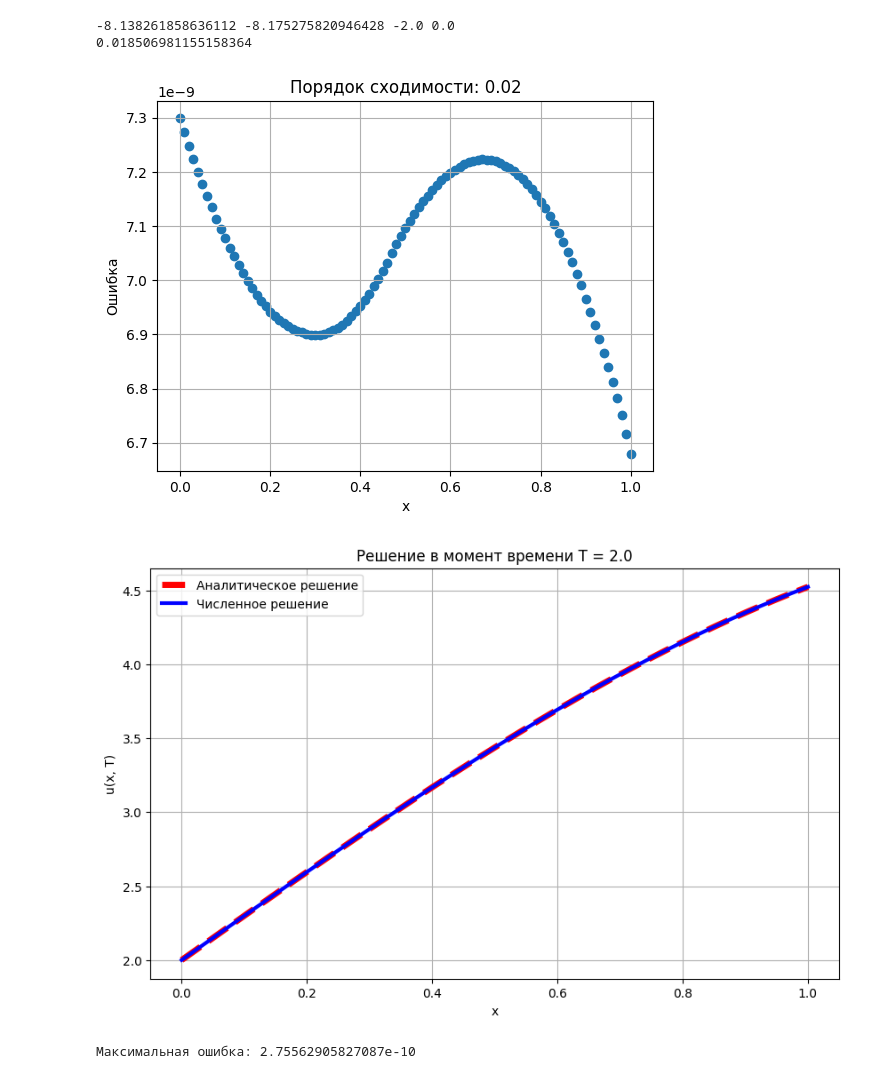
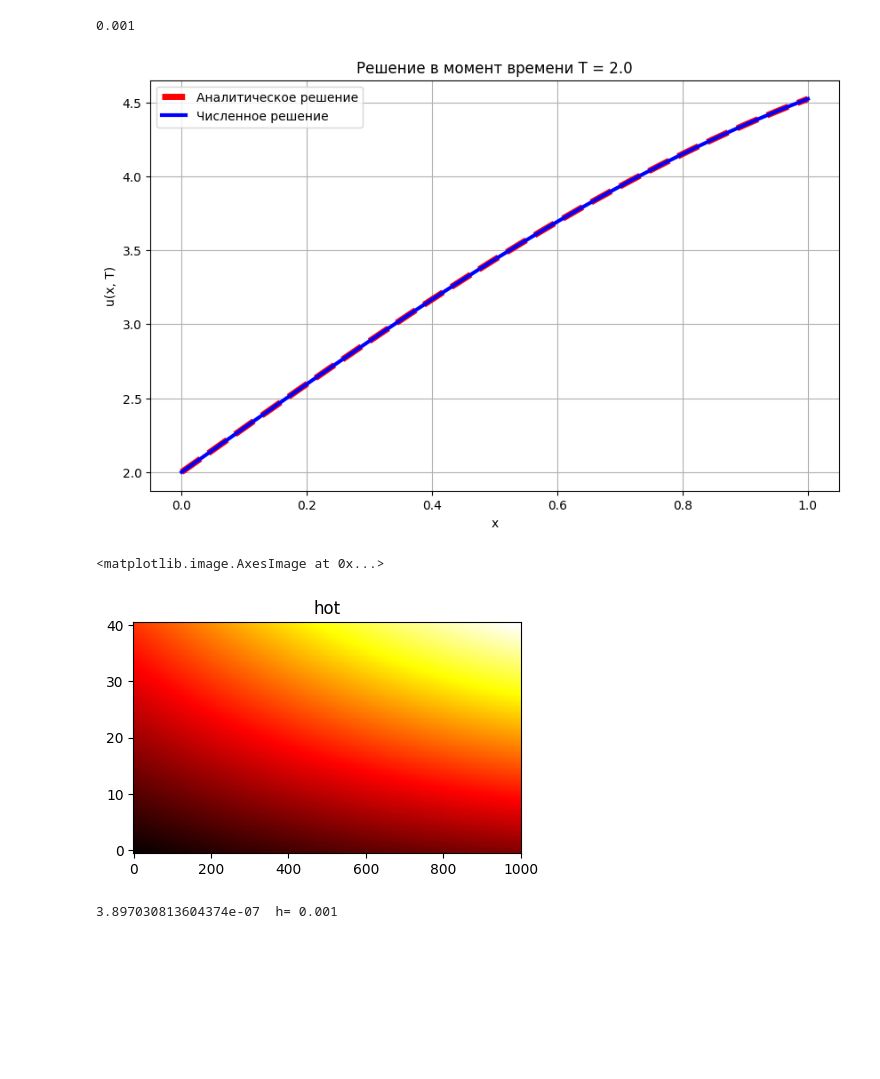
Before and after one commit to AdzhubeiDs/comp_math_6sem, a Jupyter notebook: lab3/Krank-Nikolson.ipynb, the cells around one changed output. Saved outputs shown, nothing was run; the diff lists cells and outputs as text; code cells hidden in the pictures; blank space fills up the shorter version.

```diff
--- a/lab3/Krank-Nikolson.ipynb
+++ b/lab3/Krank-Nikolson.ipynb
@@ -4,12 +4,12 @@ import matplotlib.pyplot as plt
 
 a = 0.5
 T = 2.0
-h = 0.0001
-tau = 0.005
+h = 0.001
+tau = 0.05
 x_start, x_end = 0.0, 1.0
 Co = a * tau / h**2
 
-#ГУ
+
 a1, b1, c1 = -1, 1, 1
 a2, b2, c2 = -np.cos(1), 1 + np.sin(1), np.cos(1)
 
@@ -21,7 +21,7 @@ def f(t, x):
 def exact_solv(t, x):
     return (t + 1) * np.sin(x) + t
 
-#сетка
+
 M = int((x_end - x_start) / h) + 1
 N = int(T / tau) + 1
 
@@ -64,7 +64,7 @@ def build_matrix(u_prev):
     A = np.zeros((M, M))
     b = np.zeros(M)
 
-    # Левая граница
+    #Левая
     A[0, 0] = a1 - b1 / h
     A[0, 1] = b1 / h - b1 / (h * Co)
     b[0] = c1 - 0.5 * b1 * u_prev[0] / h \
@@ -72,7 +72,7 @@ def build_matrix(u_prev):
            - 0.5 * b1 * u_prev[2] / h \
            - tau * b1 * (f(t[i], x[1]) + f(t[i - 1], x[1])) / (2 * h * Co)
 
-    # Правая граница
+    #Правая
     A[M - 1, M - 2] = b2 * (1 - Co) / (h * Co)
     A[M - 1, M - 1] = a2 + b2 / h
     b[M - 1] = c2 + 0.5 * b2 * u_prev[M - 3] / h \
@@ -80,7 +80,7 @@ def build_matrix(u_prev):
                + 0.5 * b2 * u_prev[M - 1] / h \
                + 0.5 * b2 * tau * (f(t[i], x[M - 2]) + f(t[i - 1], x[M - 2])) / (h * Co)
 
-    # Внутренние точки
+    #Внутреннее
     for k in range(1, M - 1):
         A[k, k - 1] = -0.5 * Co
         A[k, k] = Co + 1
@@ -91,54 +91,47 @@ def build_matrix(u_prev):
     return A, b
 
 
-#Основной цикл
+
+
 for i in range(1, N):
     A, b = build_matrix(u[i - 1])
     u[i] = progonka(A, b)
 
     for j in range(0, M):
         u_exact[i, j] = exact_solv(t[i], x[j])
-        mistakes[i, j] = (u_exact[i, j] - u[i, j])
-
-
-
-# Mistakes = [np.log10(mistakes[400, 1]), np.log10(mistakes[400, 100]), np.log10(mistakes[400, 200]), np.log10(mistakes[400, 500]), np.log10(mistakes[400, 900]), np.log10(mistakes[400, 999])]
-# X=[np.log10(x[1]), np.log10(x[100]), np.log10(x[200]), np.log10(x[500]), np.log10(x[900]), np.log10(x[999])]
-# order = abs((Mistakes[0]-Mistakes[-1])/(X[0]-X[-1]))
+        mistakes[i, j]= abs(u_exact[i, j] - u[i, j])
+print (h)
+# %% [output]
+0.001
 # %%
-Mistakes= np.array([abs(mistakes[N-1, j]) for j in range (0, M, 100)])
-X= np.array([x[j] for j in range (0, M, 100)])
-order = abs((np.log10(Mistakes[1])-np.log10(Mistakes[-1]))/(np.log10(X[1])-np.log10(X[-1])))
-print (np.log10(Mistakes[1]), np.log10(Mistakes[-1]), np.log10(X[1]), np.log10(X[-1]))
-
-print(order)
-
-plt.scatter(X, Mistakes)
-plt.ylabel('Ошибка')
-plt.xlabel('x')
-plt.title(f'Порядок сходимости: {order:.2f}')
-plt.grid(True)
-
 plt.figure(figsize=(10, 6))
-
 plt.plot(x, u_exact[N-1, :], label='Аналитическое решение', color='red', linestyle='--', linewidth=5)
 plt.plot(x, u[N-1, :], label='Численное решение', color='blue', linestyle='-', linewidth=3)
 
 plt.title(f'Решение в момент времени T = {T}')
 plt.xlabel('x')
 plt.ylabel('u(x, T)')
 plt.legend()
 plt.grid(True)
 
-
 plt.show()
 
 
-max_mistake = max(np.max(row) for row in mistakes)
-print(f"Максимальная ошибка: {max_mistake}")
+# max_mistake = max(np.max(row) for row in mistakes)
+# print(f"Максимальная ошибка: {max_mistake}")
 # %% [output]
--8.138261858636112 -8.175275820946428 -2.0 0.0
-0.018506981155158364
-[figure, old version]
+[figure, new version]
-[figure, removed]
-Максимальная ошибка: 2.75562905827087e-10
+# %%
+# array=['Blues', 'Blues_r', 'BrBG', 'BrBG_r', 'BuGn', 'BuGn_r', 'BuPu', 'BuPu_r', 'CMRmap', 'CMRmap_r', 'Dark2', 'Dark2_r', 'GnBu', 'GnBu_r', 'Grays', 'Greens', 'Greens_r', 'Greys', 'Greys_r', 'OrRd', 'OrRd_r', 'Oranges', 'Oranges_r', 'PRGn', 'PRGn_r', 'Paired', 'Paired_r', 'Pastel1', 'Pastel1_r', 'Pastel2', 'Pastel2_r', 'PiYG', 'PiYG_r', 'PuBu', 'PuBuGn', 'PuBuGn_r', 'PuBu_r', 'PuOr', 'PuOr_r', 'PuRd', 'PuRd_r', 'Purples', 'Purples_r', 'RdBu', 'RdBu_r', 'RdGy', 'RdGy_r', 'RdPu', 'RdPu_r', 'RdYlBu', 'RdYlBu_r', 'RdYlGn', 'RdYlGn_r', 'Reds', 'Reds_r', 'Set1', 'Set1_r', 'Set2', 'Set2_r', 'Set3', 'Set3_r', 'Spectral', 'Spectral_r', 'Wistia', 'Wistia_r', 'YlGn', 'YlGnBu', 'YlGnBu_r', 'YlGn_r', 'YlOrBr', 'YlOrBr_r', 'YlOrRd', 'YlOrRd_r', 'afmhot', 'afmhot_r', 'autumn', 'autumn_r', 'binary', 'binary_r', 'bone', 'bone_r', 'brg', 'brg_r', 'bwr', 'bwr_r', 'cividis', 'cividis_r', 'cool', 'cool_r', 'coolwarm', 'coolwarm_r', 'copper', 'copper_r', 'cubehelix', 'cubehelix_r', 'flag', 'flag_r', 'gist_earth', 'gist_earth_r', 'gist_gray', 'gist_gray_r', 'gist_grey', 'gist_heat', 'gist_heat_r', 'gist_ncar', 'gist_ncar_r', 'gist_rainbow', 'gist_rainbow_r', 'gist_stern', 'gist_stern_r', 'gist_yarg', 'gist_yarg_r']
+c='hot'
+plt.figure(figsize=(5, 3))
+plt.title(f'{c}')
+plt.imshow(u, aspect='auto', cmap=c, origin='lower')
+# %% [output]
+<matplotlib.image.AxesImage at 0x...>
+[figure, added]
+# %%
+max_mistake = max(np.max(row) for row in mistakes)
+print (max_mistake, " h=", h)
+# %% [output]
+3.897030813604374e-07  h= 0.001
```
Also changed, not shown: parts of 2 cells of this notebook.
